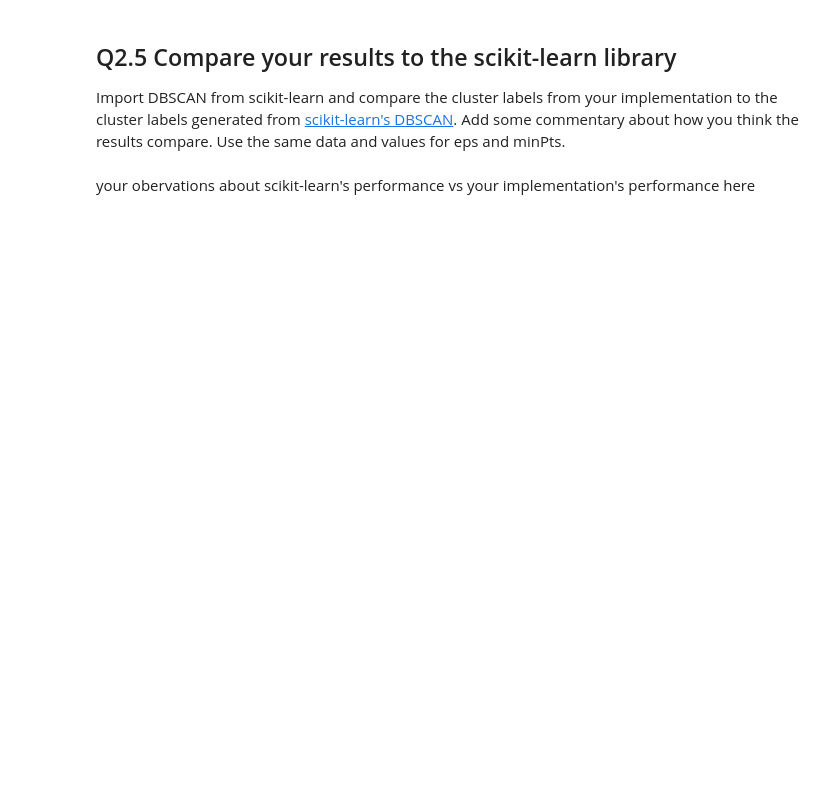
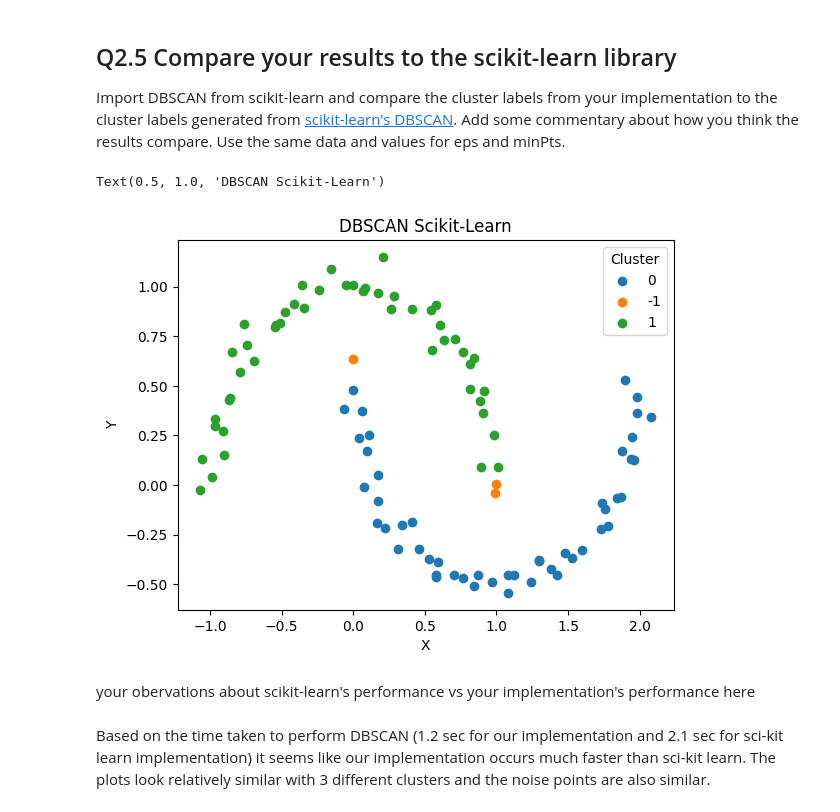
Before and after one commit to BictorFonseca/DataAnalysis, a Jupyter notebook: CS329E_HW10.ipynb, the cells around one changed output. Drawn from its saved outputs; the diff is of its cells as text; code cells hidden in the pictures; blank space fills up the shorter version.

```diff
--- a/CS329E_HW10.ipynb
+++ b/CS329E_HW10.ipynb
@@ -319,5 +369,23 @@ Import DBSCAN from scikit-learn and compare the cluster labels from your impleme
 # check your implementation vs scikit-learn
 from sklearn.cluster import DBSCAN
 # your code here
+dbscan = DBSCAN(eps=0.23, min_samples=6)
+dbscan.fit(df_dbscan[['x', 'y']])
+df_dbscan['sklearn_cluster'] = dbscan.labels_
+# %%
+# Plot each cluster
+unique_clusters = df_dbscan['sklearn_cluster'].unique()
+for cluster in unique_clusters:
+    cluster_data = df_dbscan[df_dbscan['sklearn_cluster'] == cluster]
+    plt.scatter(cluster_data['x'], cluster_data['y'], label=str(cluster))
+plt.legend(title='Cluster')
+plt.xlabel('X')
+plt.ylabel('Y')
+plt.title('DBSCAN Scikit-Learn')
+# %% [output]
+Text(0.5, 1.0, 'DBSCAN Scikit-Learn')
+[figure, added]
 # %% [markdown]
 your obervations about scikit-learn's performance vs your implementation's performance here
+# %% [markdown]
+Based on the time taken to perform DBSCAN (1.2 sec for our implementation and 2.1 sec for sci-kit learn implementation) it seems like our implementation occurs much faster than sci-kit learn. The plots look relatively similar with 3 different clusters and the noise points are also similar.
```
Also changed, not shown: parts of 8 cells of this notebook.
